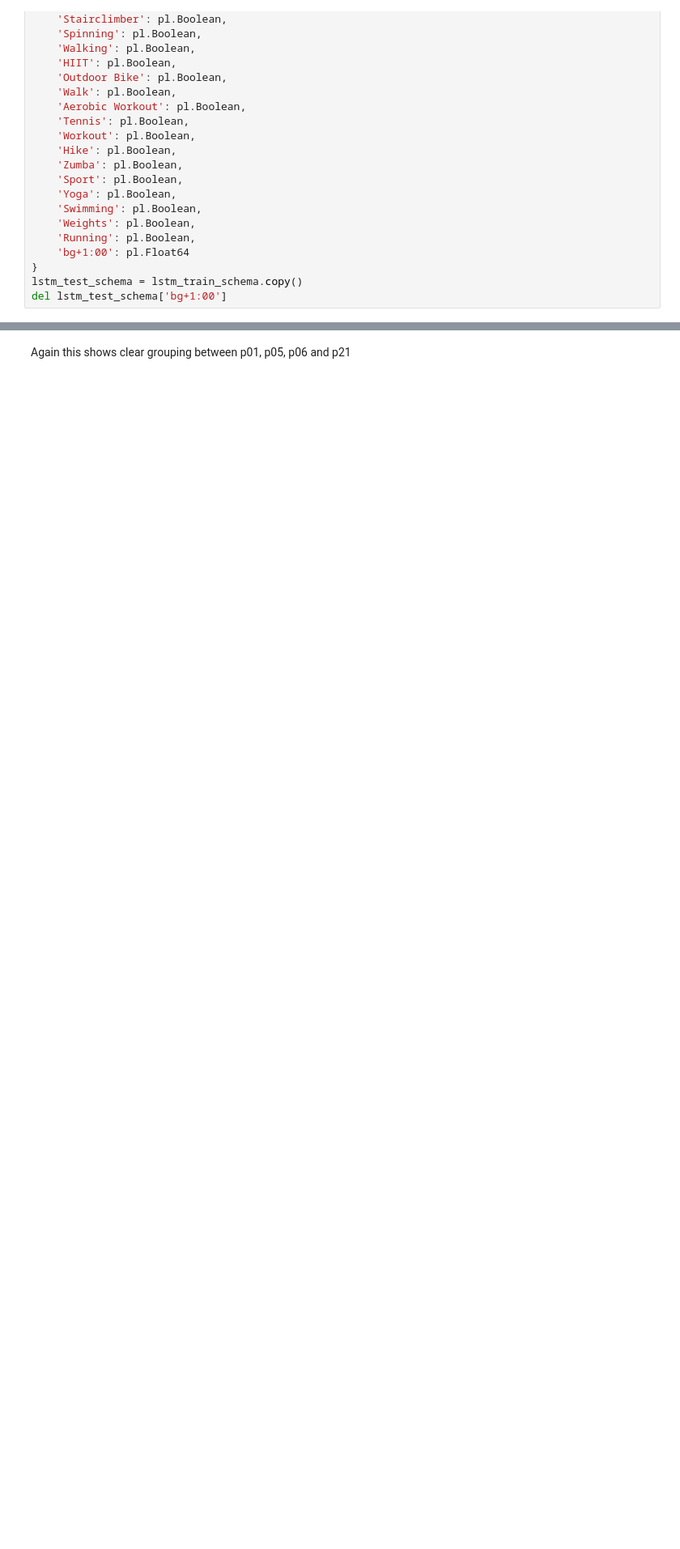
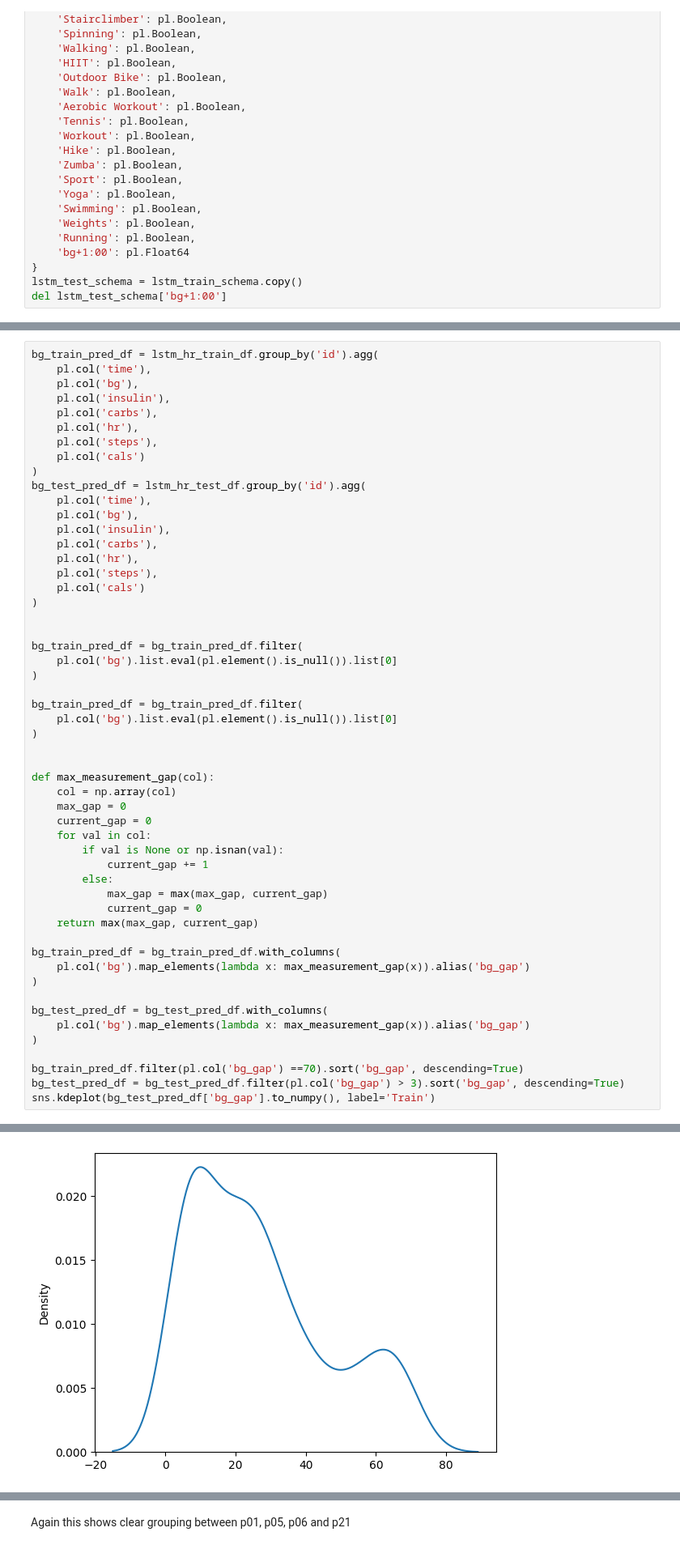
Before and after one commit to jamiemilsom/bloodGlucosePrediciton, a Jupyter notebook: src/notebooks/EDA.ipynb, the cells around one changed output, grey strips where cells are left out. Shown at 81% size. Saved outputs shown, nothing was run; the diff lists cells and outputs as text; blank space fills up the shorter version.

```diff
--- a/src/notebooks/EDA.ipynb
+++ b/src/notebooks/EDA.ipynb
@@ -776,0 +1041,54 @@ shape: (12_745_728, 47)
+# %%
+bg_train_pred_df = lstm_hr_train_df.group_by('id').agg(
+    pl.col('time'),
+    pl.col('bg'),
+    pl.col('insulin'),
+    pl.col('carbs'),
+    pl.col('hr'),
+    pl.col('steps'),
+    pl.col('cals')
+)
+bg_test_pred_df = lstm_hr_test_df.group_by('id').agg(
+    pl.col('time'),
+    pl.col('bg'),
+    pl.col('insulin'),
+    pl.col('carbs'),
+    pl.col('hr'),
+    pl.col('steps'),
+    pl.col('cals')
+)
+
+
+bg_train_pred_df = bg_train_pred_df.filter(
+    pl.col('bg').list.eval(pl.element().is_null()).list[0]
+)
+
+bg_train_pred_df = bg_train_pred_df.filter(
+    pl.col('bg').list.eval(pl.element().is_null()).list[0]
+)
+
+
+def max_measurement_gap(col):
+    col = np.array(col)
+    max_gap = 0
+    current_gap = 0
+    for val in col:
+        if val is None or np.isnan(val):
+            current_gap += 1
+        else:
+            max_gap = max(max_gap, current_gap)
+            current_gap = 0
+    return max(max_gap, current_gap)
+
+bg_train_pred_df = bg_train_pred_df.with_columns(
+    pl.col('bg').map_elements(lambda x: max_measurement_gap(x)).alias('bg_gap')
+)
+
+bg_test_pred_df = bg_test_pred_df.with_columns(
+    pl.col('bg').map_elements(lambda x: max_measurement_gap(x)).alias('bg_gap')
+)
+
+bg_train_pred_df.filter(pl.col('bg_gap') ==70).sort('bg_gap', descending=True)
+bg_test_pred_df = bg_test_pred_df.filter(pl.col('bg_gap') > 3).sort('bg_gap', descending=True)
+sns.kdeplot(bg_test_pred_df['bg_gap'].to_numpy(), label='Train')
+# %% [output]
@@ -776,0 +1096 @@ shape: (12_745_728, 47)
+[figure, added]
```
Also changed, not shown: parts of 17 cells of this notebook, 13 other files.
